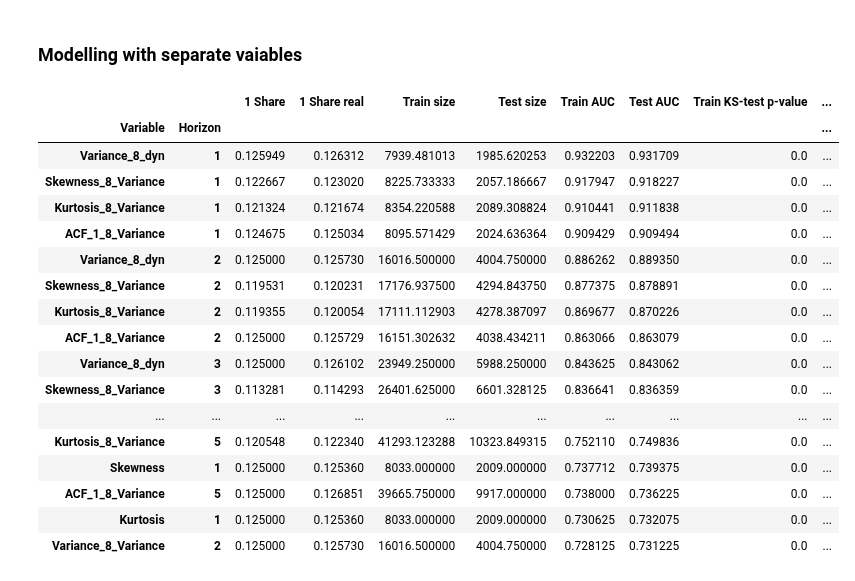
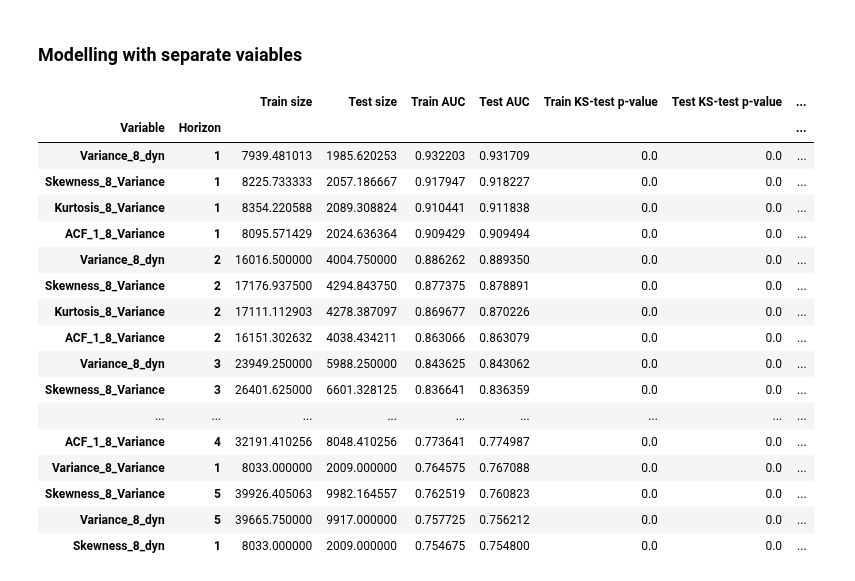
Before and after one commit to lebedevaale/early_warning_model, a Jupyter notebook: modelling.ipynb, the cells around one changed output. Drawn from its saved outputs; the diff is of its cells as text; code cells hidden in the pictures.

```diff
--- a/modelling.ipynb
+++ b/modelling.ipynb
@@ -247,48 +247,48 @@ WL_C2_8_Variance      -12.7448      5.206     -2.448      0.014     -22.949
 # %%
 # Read dataset
 data_logdyn = pd.read_parquet('Data/final_dataset.parquet')
 
 # Choose binary target and other parameters
 target = 'Flag'
 horizons = list(range(1, 6))
 shares = np.linspace(0.05, 0.2, 4)
 states = list(range(0, 10000, 500))
 
 # Iterate over the chosen parameters and optimize classification models, then save all the results to the dataframe
 res_sep = fun.model(data_logdyn, target, horizons, shares, states, separate = True)
 res_sep['Const'] = res_sep['Coeffs'].apply(lambda x: x['const'])
 res_sep['Const_Pvalue'] = res_sep['Pvalues'].apply(lambda x: x['const'])
 coef = []
 coef_p = []
 for row in res_sep.itertuples():
     coef.append(row.Coeffs[row.Variable])
     coef_p.append(row.Pvalues[row.Variable])
 res_sep['Coef'] = coef
 res_sep['Coef_Pvalue'] = coef_p
-res_sep.drop(columns = ['Coeffs', 'Pvalues']).to_parquet('Data/params_mean.parquet')
+res_sep.drop(columns = ['Coeffs', 'Pvalues']).to_parquet('Data/params_sep.parquet')
 
 # Create pivot based on the horizon and 1 share parameters
 groups = ['Variable', 'Horizon']
-drops = ['State', 'Coeffs']
+drops = ['State', 'Coeffs', '1 Share', '1 Share real']
 res_sep_means = res_sep.groupby(groups)[res_sep.columns.drop(groups + drops)].mean()
 res_sep_means.to_parquet('Data/params_sep_mean.parquet')
-res_sep_means.sort_values('Test AUC', ascending = False).head(25)
+res_sep_means[res_sep_means['Test AUC'] >= 0.75].sort_values('Test AUC', ascending = False)
 # %% [output]
-|  |  | 1 Share | 1 Share real | Train size | Test size | Train AUC | Test AUC | Train KS-test p-value | ... |
-| Variable | Horizon |  |  |  |  |  |  |  | ... |
-| Variance_8_dyn | 1 | 0.125949 | 0.126312 | 7939.481013 | 1985.620253 | 0.932203 | 0.931709 | 0.0 | ... |
-| Skewness_8_Variance | 1 | 0.122667 | 0.123020 | 8225.733333 | 2057.186667 | 0.917947 | 0.918227 | 0.0 | ... |
-| Kurtosis_8_Variance | 1 | 0.121324 | 0.121674 | 8354.220588 | 2089.308824 | 0.910441 | 0.911838 | 0.0 | ... |
-| ACF_1_8_Variance | 1 | 0.124675 | 0.125034 | 8095.571429 | 2024.636364 | 0.909429 | 0.909494 | 0.0 | ... |
-| Variance_8_dyn | 2 | 0.125000 | 0.125730 | 16016.500000 | 4004.750000 | 0.886262 | 0.889350 | 0.0 | ... |
-| Skewness_8_Variance | 2 | 0.119531 | 0.120231 | 17176.937500 | 4294.843750 | 0.877375 | 0.878891 | 0.0 | ... |
-| Kurtosis_8_Variance | 2 | 0.119355 | 0.120054 | 17111.112903 | 4278.387097 | 0.869677 | 0.870226 | 0.0 | ... |
-| ACF_1_8_Variance | 2 | 0.125000 | 0.125729 | 16151.302632 | 4038.434211 | 0.863066 | 0.863079 | 0.0 | ... |
-| Variance_8_dyn | 3 | 0.125000 | 0.126102 | 23949.250000 | 5988.250000 | 0.843625 | 0.843062 | 0.0 | ... |
-| Skewness_8_Variance | 3 | 0.113281 | 0.114293 | 26401.625000 | 6601.328125 | 0.836641 | 0.836359 | 0.0 | ... |
-| ... | ... | ... | ... | ... | ... | ... | ... | ... | ... |
-| Kurtosis_8_Variance | 5 | 0.120548 | 0.122340 | 41293.123288 | 10323.849315 | 0.752110 | 0.749836 | 0.0 | ... |
-| Skewness | 1 | 0.125000 | 0.125360 | 8033.000000 | 2009.000000 | 0.737712 | 0.739375 | 0.0 | ... |
-| ACF_1_8_Variance | 5 | 0.125000 | 0.126851 | 39665.750000 | 9917.000000 | 0.738000 | 0.736225 | 0.0 | ... |
-| Kurtosis | 1 | 0.125000 | 0.125360 | 8033.000000 | 2009.000000 | 0.730625 | 0.732075 | 0.0 | ... |
-| Variance_8_Variance | 2 | 0.125000 | 0.125730 | 16016.500000 | 4004.750000 | 0.728125 | 0.731225 | 0.0 | ... |
+|  |  | Train size | Test size | Train AUC | Test AUC | Train KS-test p-value | Test KS-test p-value | ... |
+| Variable | Horizon |  |  |  |  |  |  | ... |
+| Variance_8_dyn | 1 | 7939.481013 | 1985.620253 | 0.932203 | 0.931709 | 0.0 | 0.0 | ... |
+| Skewness_8_Variance | 1 | 8225.733333 | 2057.186667 | 0.917947 | 0.918227 | 0.0 | 0.0 | ... |
+| Kurtosis_8_Variance | 1 | 8354.220588 | 2089.308824 | 0.910441 | 0.911838 | 0.0 | 0.0 | ... |
+| ACF_1_8_Variance | 1 | 8095.571429 | 2024.636364 | 0.909429 | 0.909494 | 0.0 | 0.0 | ... |
+| Variance_8_dyn | 2 | 16016.500000 | 4004.750000 | 0.886262 | 0.889350 | 0.0 | 0.0 | ... |
+| Skewness_8_Variance | 2 | 17176.937500 | 4294.843750 | 0.877375 | 0.878891 | 0.0 | 0.0 | ... |
+| Kurtosis_8_Variance | 2 | 17111.112903 | 4278.387097 | 0.869677 | 0.870226 | 0.0 | 0.0 | ... |
+| ACF_1_8_Variance | 2 | 16151.302632 | 4038.434211 | 0.863066 | 0.863079 | 0.0 | 0.0 | ... |
+| Variance_8_dyn | 3 | 23949.250000 | 5988.250000 | 0.843625 | 0.843062 | 0.0 | 0.0 | ... |
+| Skewness_8_Variance | 3 | 26401.625000 | 6601.328125 | 0.836641 | 0.836359 | 0.0 | 0.0 | ... |
+| ... | ... | ... | ... | ... | ... | ... | ... | ... |
+| ACF_1_8_Variance | 4 | 32191.410256 | 8048.410256 | 0.773641 | 0.774987 | 0.0 | 0.0 | ... |
+| Variance_8_Variance | 1 | 8033.000000 | 2009.000000 | 0.764575 | 0.767088 | 0.0 | 0.0 | ... |
+| Skewness_8_Variance | 5 | 39926.405063 | 9982.164557 | 0.762519 | 0.760823 | 0.0 | 0.0 | ... |
+| Variance_8_dyn | 5 | 39665.750000 | 9917.000000 | 0.757725 | 0.756212 | 0.0 | 0.0 | ... |
+| Skewness_8_dyn | 1 | 8033.000000 | 2009.000000 | 0.754675 | 0.754800 | 0.0 | 0.0 | ... |
```
Also changed, not shown: 2 other files.
